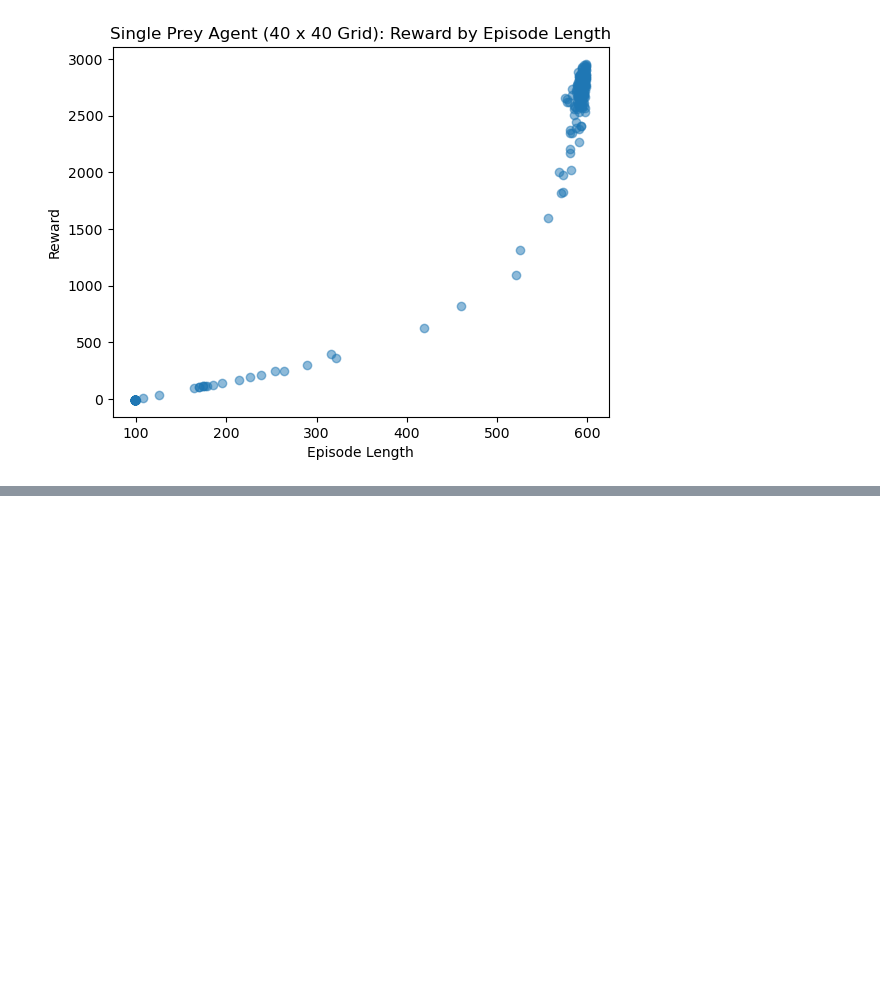
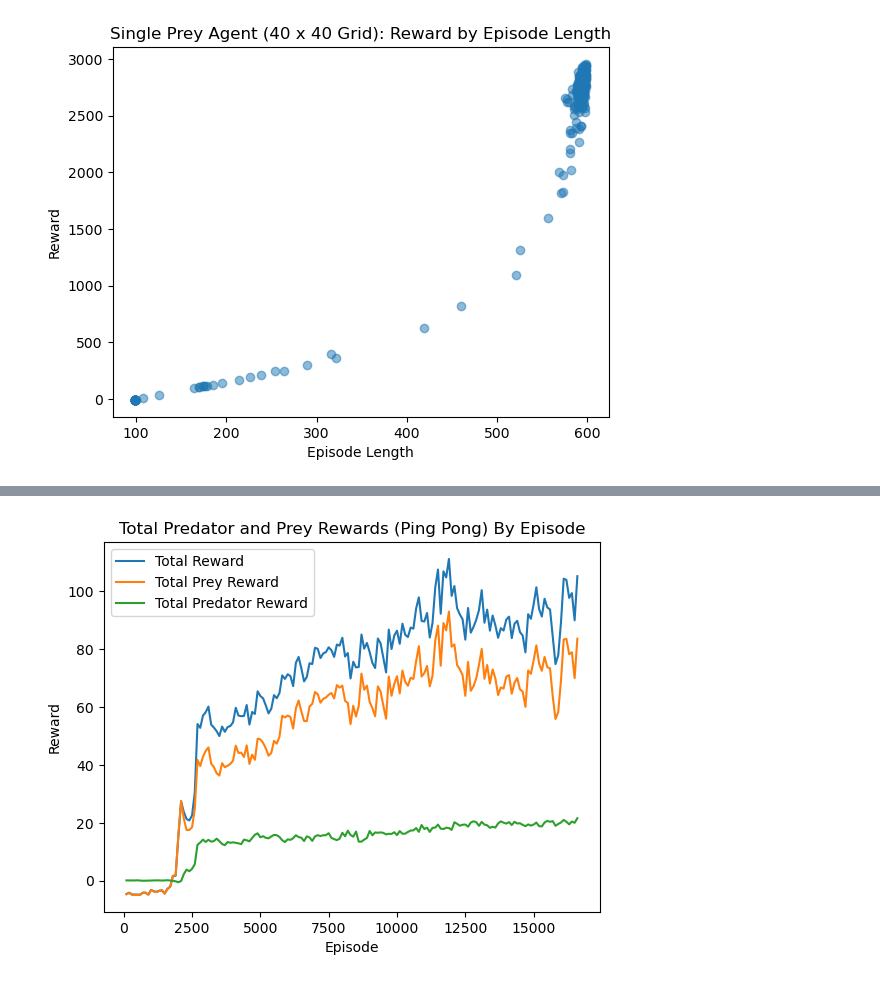
Before and after one commit to GauravB159/PreyPredatorReinforcement, a Jupyter notebook: plots/plots.ipynb, the cells around one changed output, grey strips where cells are left out. Saved outputs shown, nothing was run; the diff lists cells and outputs as text; code cells hidden in the pictures; blank space fills up the shorter version.

```diff
--- a/plots/plots.ipynb
+++ b/plots/plots.ipynb
@@ -72,0 +131,5 @@ scatter_plot_multiple(pp['Average Length'], pp['Average Total Reward'], pp['Aver
+# %%
+line_plot('Total Predator and Prey Rewards (Ping Pong) By Episode', 'Episode', 'Reward',
+          pp2['Episode'], pp2['Total Reward'], pp2['Total Prey Reward'], pp2['Total Predator Reward'])
+# %% [output]
+[figure, added]
```
Also changed, not shown: parts of 18 cells of this notebook, 1 other file.
